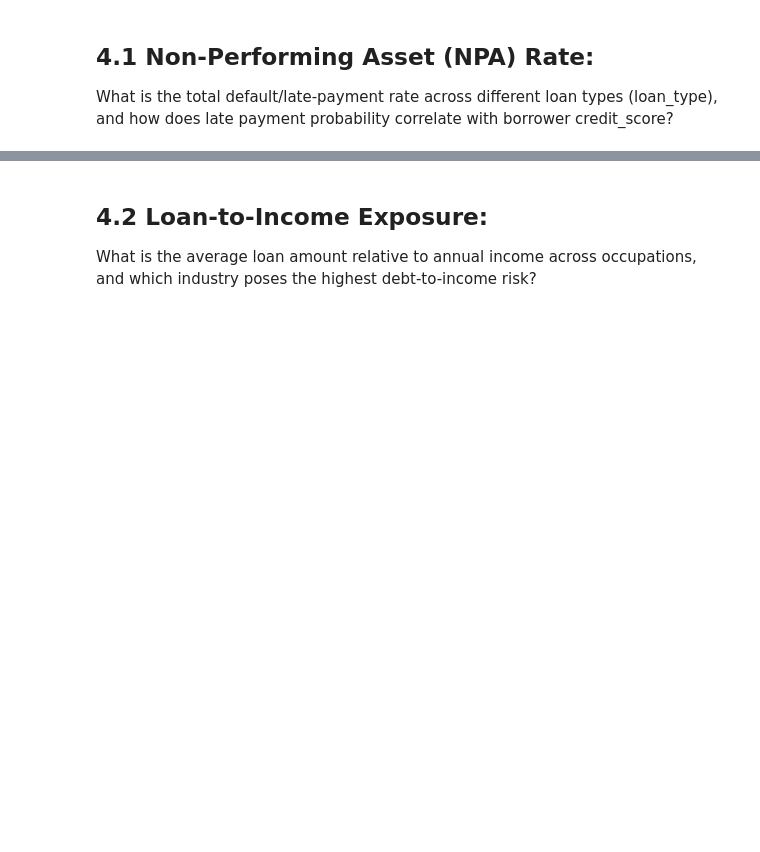
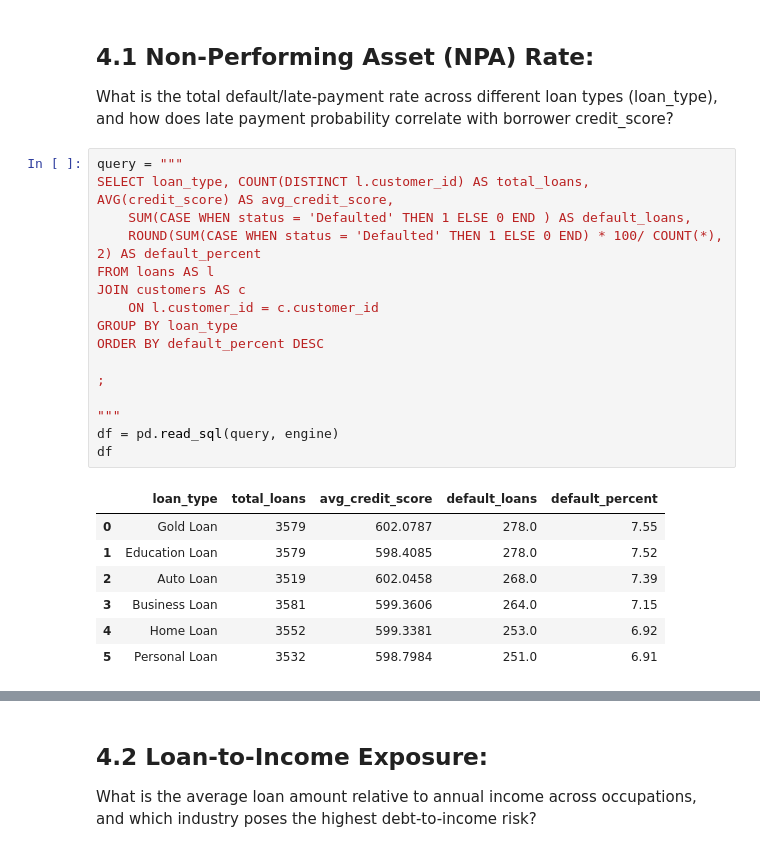
Before and after one commit to Kartika-Nidhi/Banking_Transaction_Analysis_SQL, a Jupyter notebook: BankingTransactions.ipynb, the cells around one changed output, grey strips where cells are left out. Drawn from its saved outputs; the diff is of its cells as text; blank space fills up the shorter version.

```diff
--- a/BankingTransactions.ipynb
+++ b/BankingTransactions.ipynb
@@ -578,3 +578,27 @@ Strong Customer Retention: More than half of savings account holders maintain an
 # %% [markdown]
 ## 4.1 Non-Performing Asset (NPA) Rate:
 What is the total default/late-payment rate across different loan types (loan_type), and how does late payment probability correlate with borrower credit_score?
+# %%
+query = """
+SELECT loan_type, COUNT(DISTINCT l.customer_id) AS total_loans, AVG(credit_score) AS avg_credit_score,
+    SUM(CASE WHEN status = 'Defaulted' THEN 1 ELSE 0 END ) AS default_loans,
+    ROUND(SUM(CASE WHEN status = 'Defaulted' THEN 1 ELSE 0 END) * 100/ COUNT(*), 2) AS default_percent
+FROM loans AS l
+JOIN customers AS c
+    ON l.customer_id = c.customer_id
+GROUP BY loan_type
+ORDER BY default_percent DESC
+
+;
+
+"""
+df = pd.read_sql(query, engine)
+df
+# %% [output]
+|  | loan_type | total_loans | avg_credit_score | default_loans | default_percent |
+| 0 | Gold Loan | 3579 | 602.0787 | 278.0 | 7.55 |
+| 1 | Education Loan | 3579 | 598.4085 | 278.0 | 7.52 |
+| 2 | Auto Loan | 3519 | 602.0458 | 268.0 | 7.39 |
+| 3 | Business Loan | 3581 | 599.3606 | 264.0 | 7.15 |
+| 4 | Home Loan | 3552 | 599.3381 | 253.0 | 6.92 |
+| 5 | Personal Loan | 3532 | 598.7984 | 251.0 | 6.91 |
```
Also changed, not shown: parts of 2 cells of this notebook.
